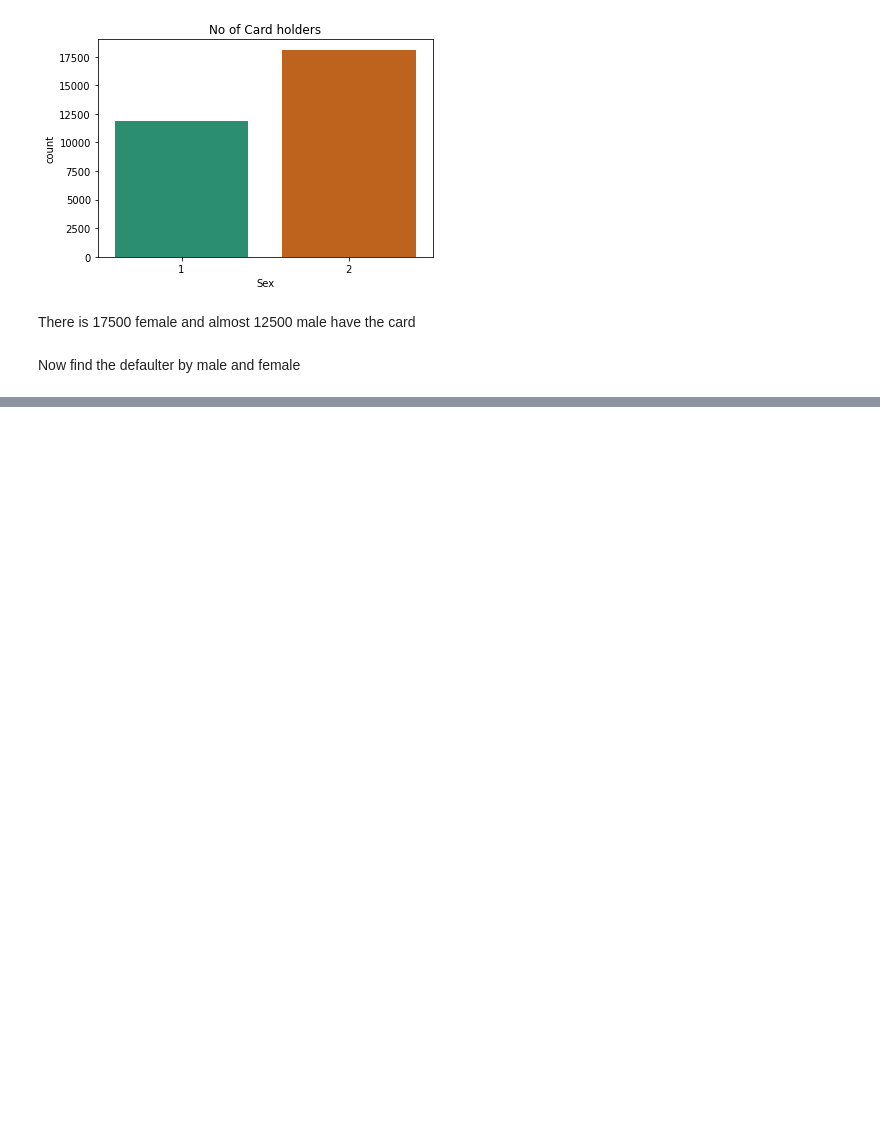
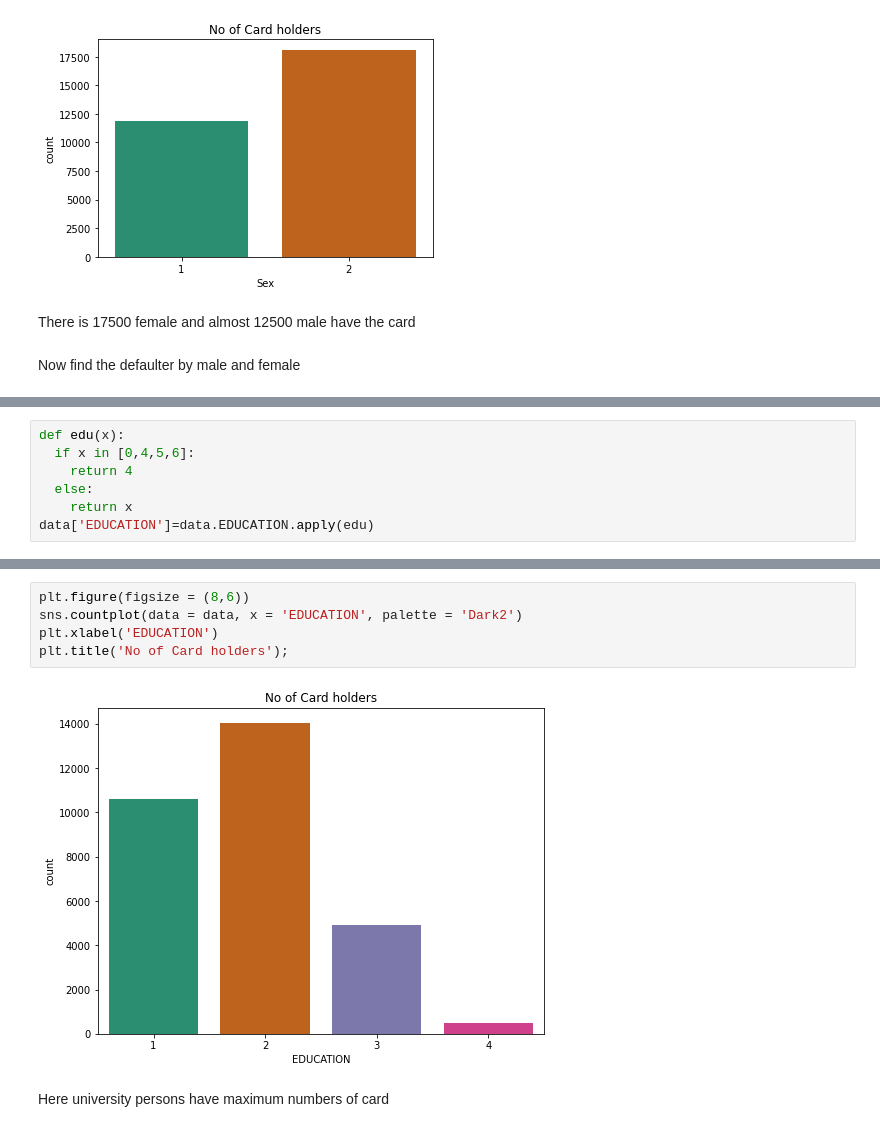
Before and after one commit to irshad9873/Credit-Card-Default, a Jupyter notebook: Credit_Card_Default_Prediction_Capstone_Project.ipynb, the cells around one changed output, grey strips where cells are left out. Saved outputs shown, nothing was run; the diff lists cells and outputs as text; blank space fills up the shorter version.

```diff
--- a/Credit_Card_Default_Prediction_Capstone_Project.ipynb
+++ b/Credit_Card_Default_Prediction_Capstone_Project.ipynb
@@ -201,0 +221,7 @@ KeyError: ignored
+# %%
+def edu(x):
+  if x in [0,4,5,6]:
+    return 4
+  else:
+    return x
+data['EDUCATION']=data.EDUCATION.apply(edu)
@@ -201,0 +232,9 @@ KeyError: ignored
+# %%
+plt.figure(figsize = (8,6))
+sns.countplot(data = data, x = 'EDUCATION', palette = 'Dark2')
+plt.xlabel('EDUCATION')
+plt.title('No of Card holders');
+# %% [output]
+[figure, added]
+# %% [markdown]
+Here university persons have maximum numbers of card
```
Also changed, not shown: parts of 53 cells of this notebook.
